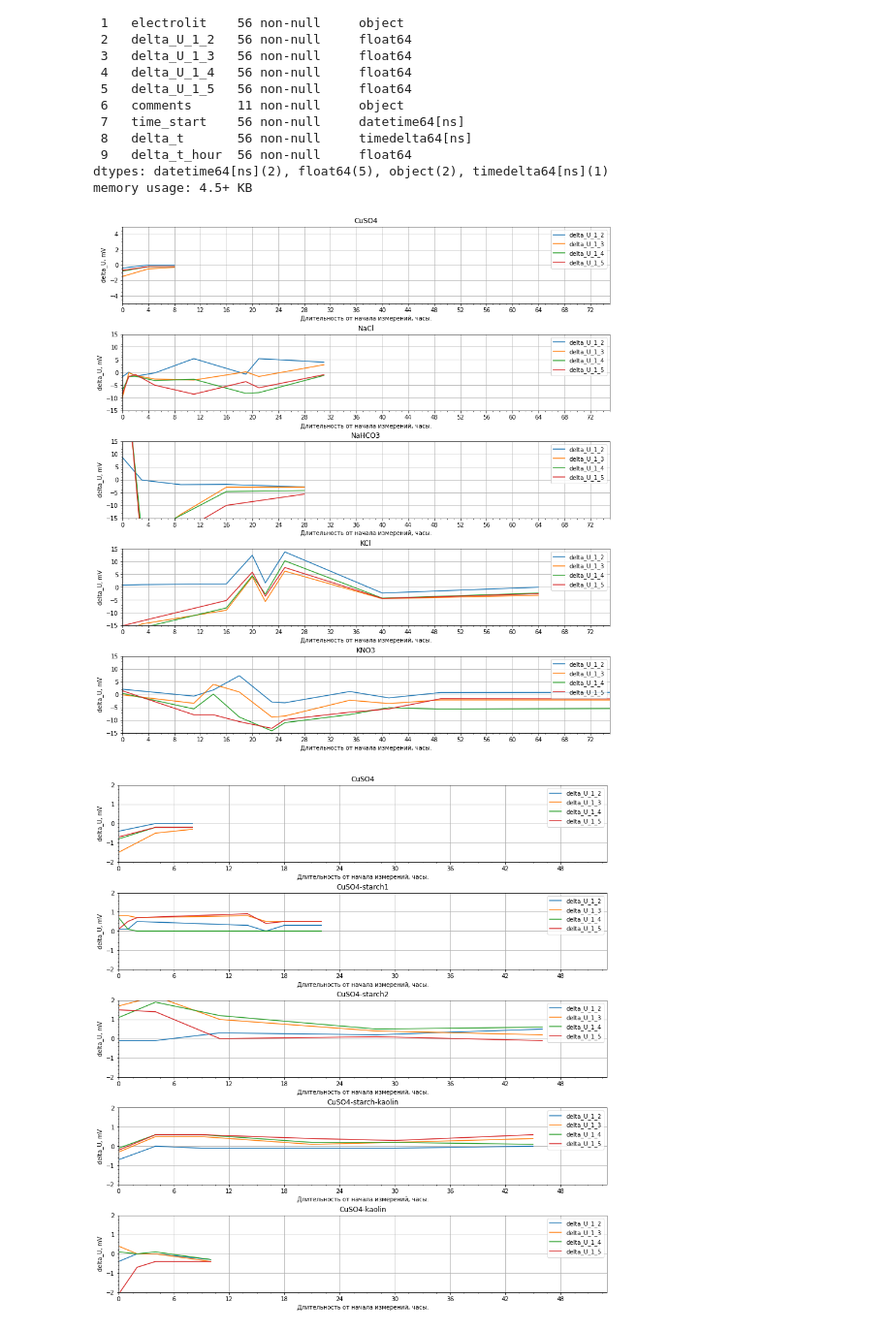
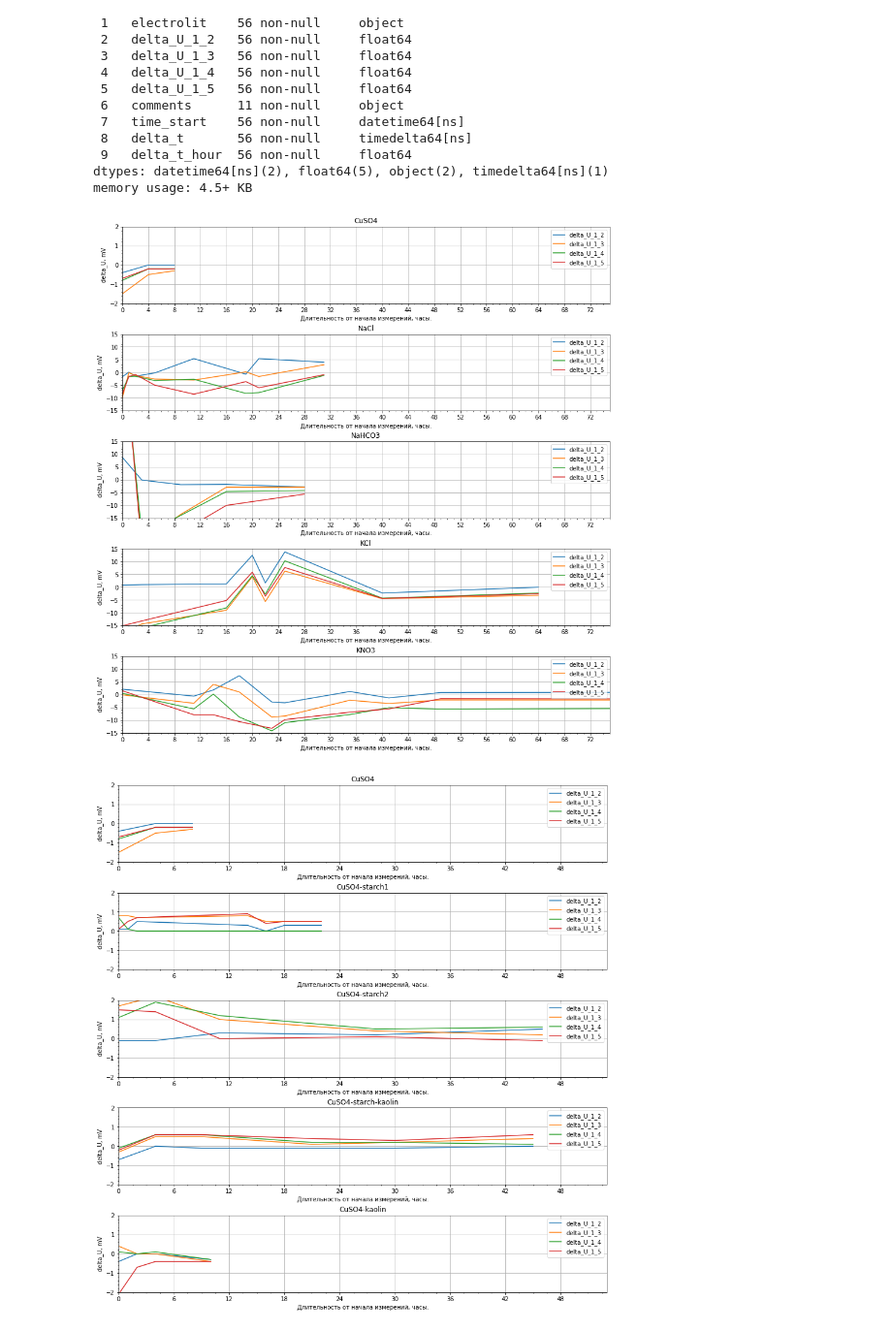
Before and after one commit to Kuyumba/electrodes, a Jupyter notebook: electrodes.ipynb, the cells around one changed output. Shown at 97% size. Cells and saved outputs as stored; diff of their text form; code cells hidden in the pictures.

```diff
--- a/electrodes.ipynb
+++ b/electrodes.ipynb
@@ -175,35 +175,35 @@ fig, axs = plt.subplots(5, 1, figsize=(15, 16))
 fig.subplots_adjust(hspace=0.4)
 
 for nn, ax in enumerate(axs):
     el = electrolites_cu_fluid[nn]
     df_tmp = cu01.query('electrolit == @el')
     for j in ['delta_U_1_2', 'delta_U_1_3', 'delta_U_1_4', 'delta_U_1_5']:
         ax.plot(#data=df_tmp,
             df_tmp['delta_t_hour'],
             df_tmp[j],
             label = j)
         #ax.set_xlabel('delta_t_hour'),
         #ax.set_ylabel('delta_U_1_2'),
         ax.minorticks_on()  # добавляем минорные деления на шкалы
         ax.xaxis.set_major_locator(plt.MaxNLocator(20))
         ax.set(ylabel = 'delta_U, mV', xlabel='Длительность от начала измерений, часы.')
         ax.set_xlim(0, 75)
         if el == 'CuSO4':
-            ax.set_ylim(-5, 5)
+            ax.set_ylim(-2, 2)
         #elif el == 'NaCl':
         #    ax.set_ylim(-10, 10)
         else:
             ax.set_ylim(-15, 15)
         ax.legend()
         ax.set_title(el)
         ax.grid(True)
 
 #grf01.xaxis.set_major_locator(plt.MaxNLocator(40))
 #plt.minorticks_on()
 #grf01.set_axis_labels("delta_T (hour)", "delta_U (mV)")
 plt.show()
 # %% [output]
-[figure, old version]
+[figure, new version]
 # %%
 # Построим графики потенциалов медных электродов в разных электролитах
 sns.axes_style('whitegrid')
```
Also changed, not shown: parts of 2 cells of this notebook, 1 other file.
